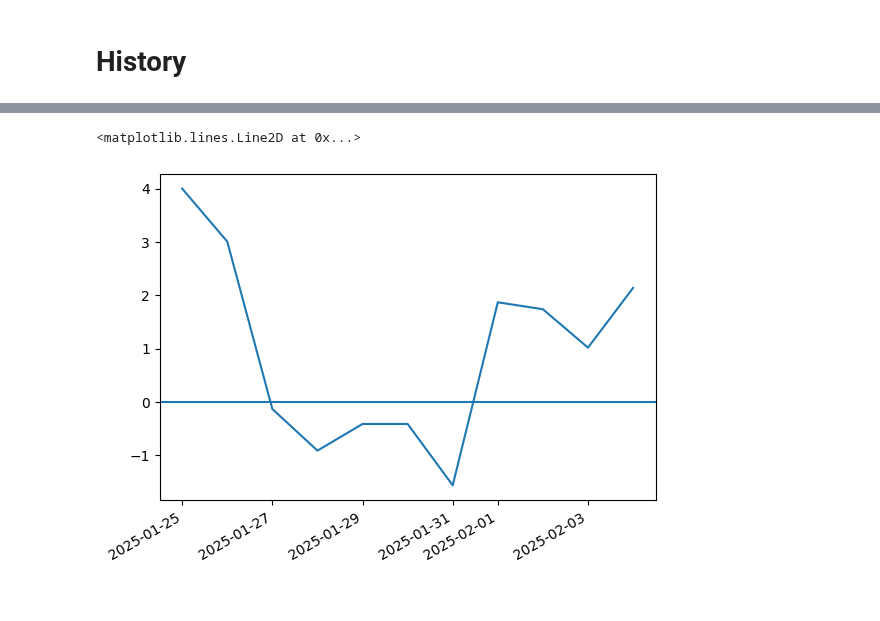
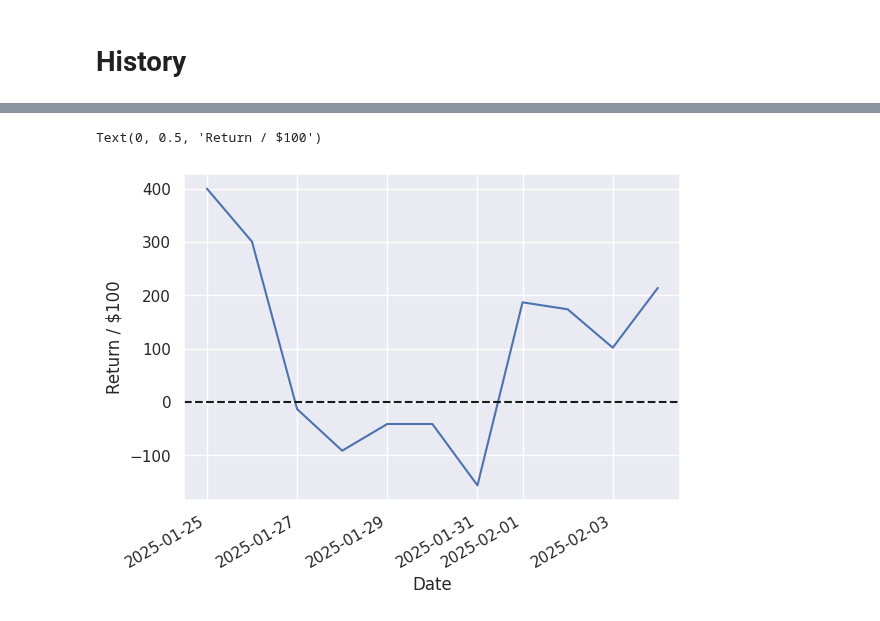
Before and after one commit to ansonkwokth/TableTennisPrediction, a Jupyter notebook: example.ipynb, the cells around one changed output, grey strips where cells are left out. Cells and saved outputs as stored; diff of their text form; code cells hidden in the pictures.

```diff
--- a/example.ipynb
+++ b/example.ipynb
@@ -521,3 +521,7 @@ plt.show()
 [figure]
 # %% [markdown]
 # History
+# %%
+import seaborn as sns
+
+sns.set()
@@ -538,9 +595,12 @@ hist = {pd.to_datetime('2025-01-25'): 4,
 df_hist = pd.DataFrame.from_dict(hist, orient='index', columns=['Value'])
 # df_hist
 # %%
-plt.plot(df_hist.cumsum())
+cost = 100
+plt.plot(df_hist.cumsum()*cost)
 plt.gcf().autofmt_xdate()
-plt.axhline(0)
+plt.axhline(0, color='k', linestyle='--')
+plt.xlabel("Date")
+plt.ylabel(f"Return / ${cost}")
 # %% [output]
-<matplotlib.lines.Line2D at 0x...>
+Text(0, 0.5, 'Return / $100')
-[figure, old version]
+[figure, new version]
```
Also changed, not shown: parts of 5 cells of this notebook.
